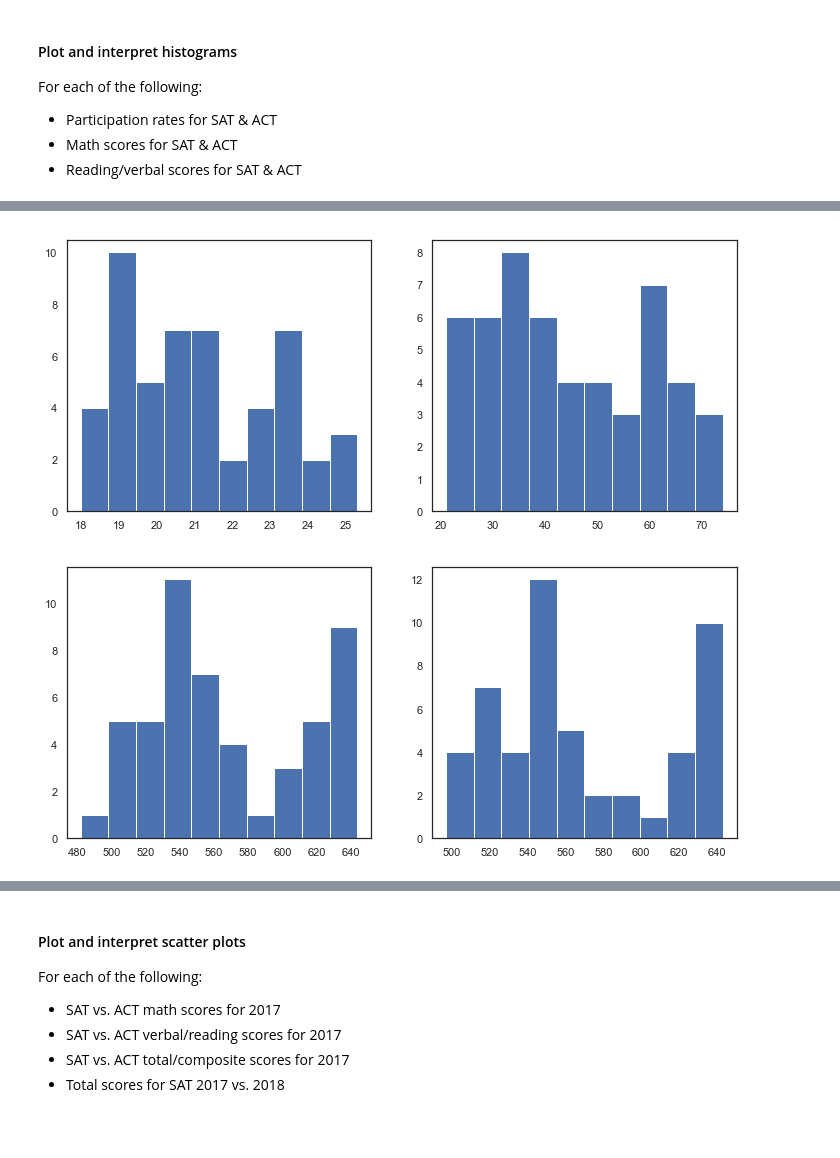
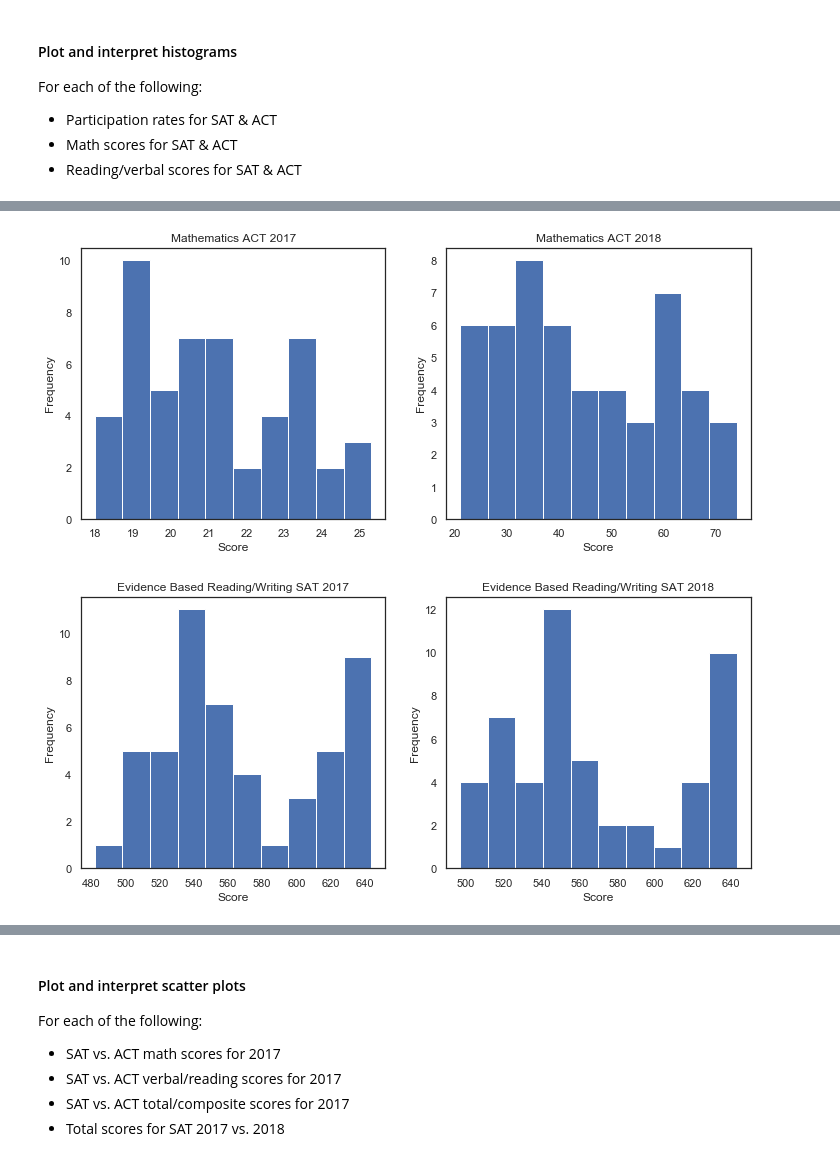
Before and after one commit to sesunda/SAT-ACT-Analysis, a Jupyter notebook: code/starter-code.ipynb, the cells around one changed output, grey strips where cells are left out. Cells and saved outputs as stored; diff of their text form; code cells hidden in the pictures; blank space fills up the shorter version.

```diff
--- a/code/starter-code.ipynb
+++ b/code/starter-code.ipynb
@@ -677,7 +650,11 @@ def subplot_histograms(dataframe, list_of_columns, list_of_titles, list_of_xlabe
     ax = ax.ravel() # Ravel turns a matrix into a vector, which is easier to iterate
     for i, column in enumerate(list_of_columns): # Gives us an index value to get into all our lists
         ax[i].hist(dataframe[column]) # feel free to add more settings
-        # Set titles, labels, etc here for each subplot
+    for i, title in enumerate(list_of_titles):
+        ax[i].set_title(title)
+    for i, xlabel in enumerate(list_of_xlabels):
+        ax[i].set_xlabel(xlabel)
+        ax[i].set_ylabel('Frequency')
 # %% [markdown]
 #### Plot and interpret histograms
 For each of the following:
@@ -701,9 +681,12 @@ subplot_histograms(final,['math_sat_2017','math_sat_2018'],['Math'],['2017-2018'
 # %%
-subplot_histograms(final,['math_act_2017','math_act_2018'],['Math'],['2017-2018'])
+subplot_histograms(final,['math_act_2017','math_act_2018'],
+                   ['Mathematics ACT 2017','Mathematics ACT 2018'],['Score','Score'])
 # %% [output]
-[figure, old version]
+[figure, new version]
 # %%
-subplot_histograms(final,['ebrw_2017','ebrw_2018'],['Evidence Based Reading/Writing'],['2017-2018'])
+subplot_histograms(final,['ebrw_2017','ebrw_2018'],
+                   ['Evidence Based Reading/Writing SAT 2017','Evidence Based Reading/Writing SAT 2018'],
+                   ['Score','Score'])
 # %% [output]
-[figure, old version]
+[figure, new version]
 # %%
```
Also changed, not shown: parts of 27 cells of this notebook, 1 other file.
